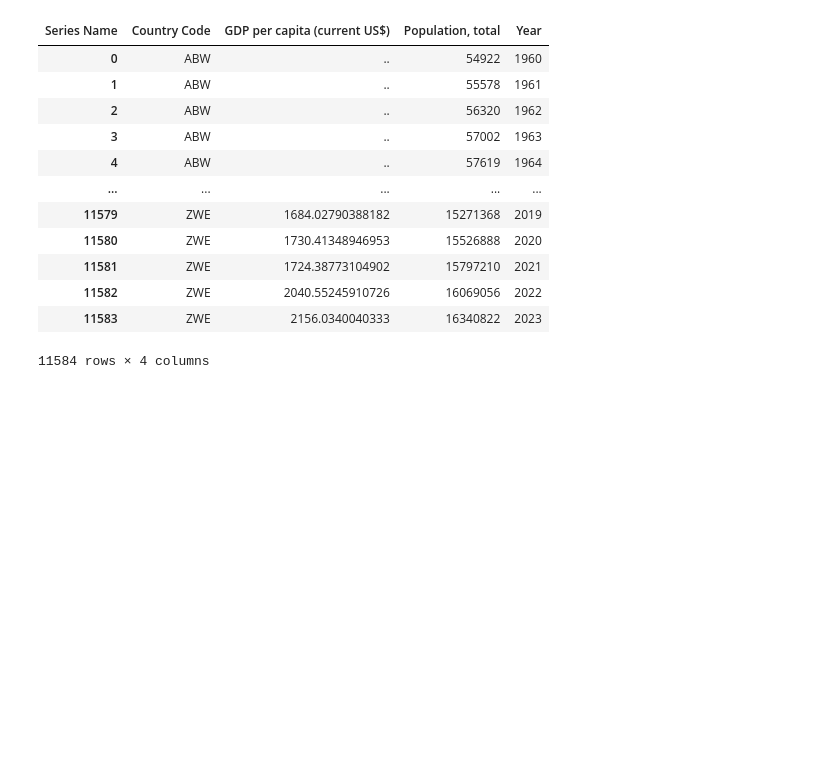
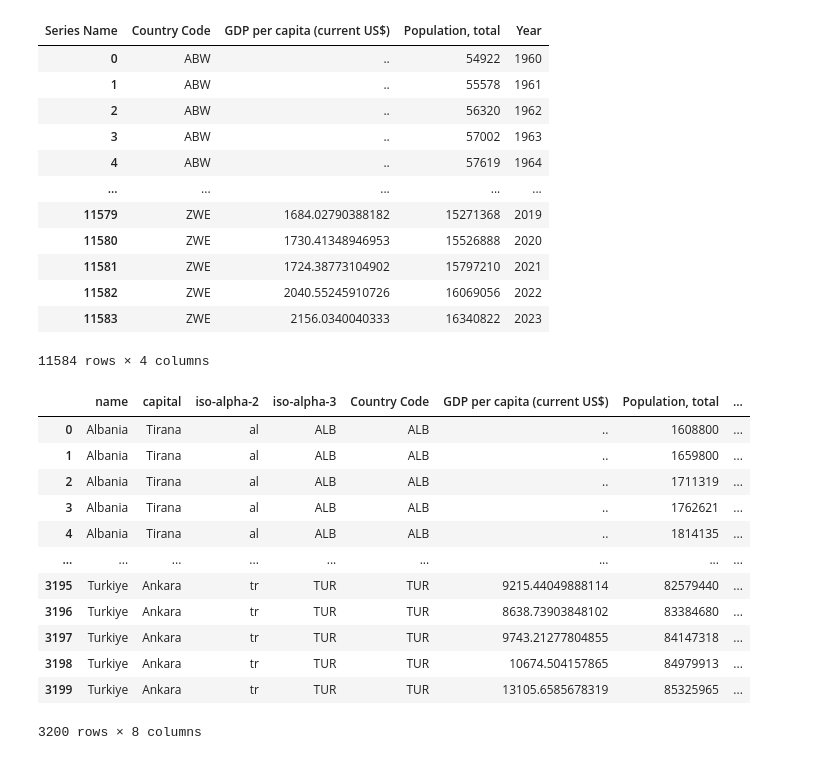
Before and after one commit to kluedemann/eurovision-voting-analysis, a Jupyter notebook: src/data_processing.ipynb, the cells around one changed output. Cells and saved outputs as stored; diff of their text form; code cells hidden in the pictures; blank space fills up the shorter version.

```diff
--- a/src/data_processing.ipynb
+++ b/src/data_processing.ipynb
@@ -122,0 +125,16 @@ gdp_data
+# %%
+europe_gdp_data
+# %% [output]
+|  | name | capital | iso-alpha-2 | iso-alpha-3 | Country Code | GDP per capita (current US$) | Population, total | ... |
+| 0 | Albania | Tirana | al | ALB | ALB | .. | 1608800 | ... |
+| 1 | Albania | Tirana | al | ALB | ALB | .. | 1659800 | ... |
+| 2 | Albania | Tirana | al | ALB | ALB | .. | 1711319 | ... |
+| 3 | Albania | Tirana | al | ALB | ALB | .. | 1762621 | ... |
+| 4 | Albania | Tirana | al | ALB | ALB | .. | 1814135 | ... |
+| ... | ... | ... | ... | ... | ... | ... | ... | ... |
+| 3195 | Turkiye | Ankara | tr | TUR | TUR | 9215.44049888114 | 82579440 | ... |
+| 3196 | Turkiye | Ankara | tr | TUR | TUR | 8638.73903848102 | 83384680 | ... |
+| 3197 | Turkiye | Ankara | tr | TUR | TUR | 9743.21277804855 | 84147318 | ... |
+| 3198 | Turkiye | Ankara | tr | TUR | TUR | 10674.504157865 | 84979913 | ... |
+| 3199 | Turkiye | Ankara | tr | TUR | TUR | 13105.6585678319 | 85325965 | ... |
+3200 rows × 8 columns
```
Also changed, not shown: parts of 7 cells of this notebook.
